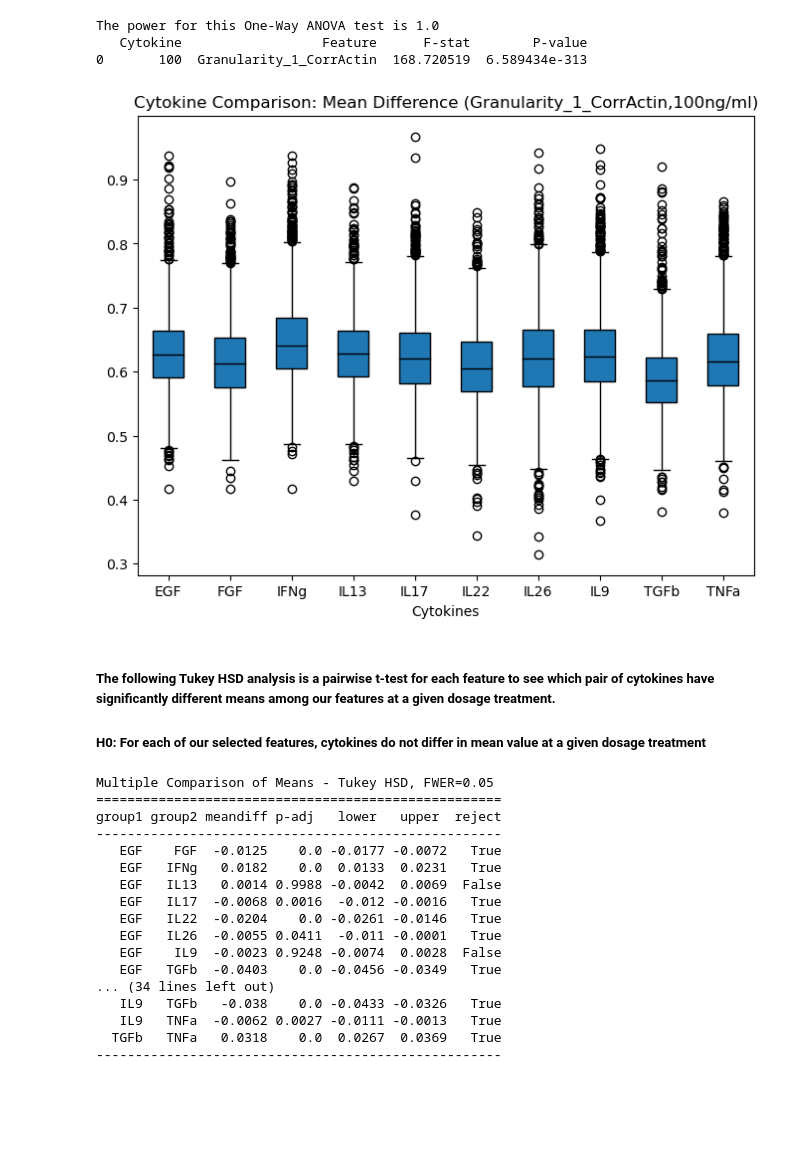
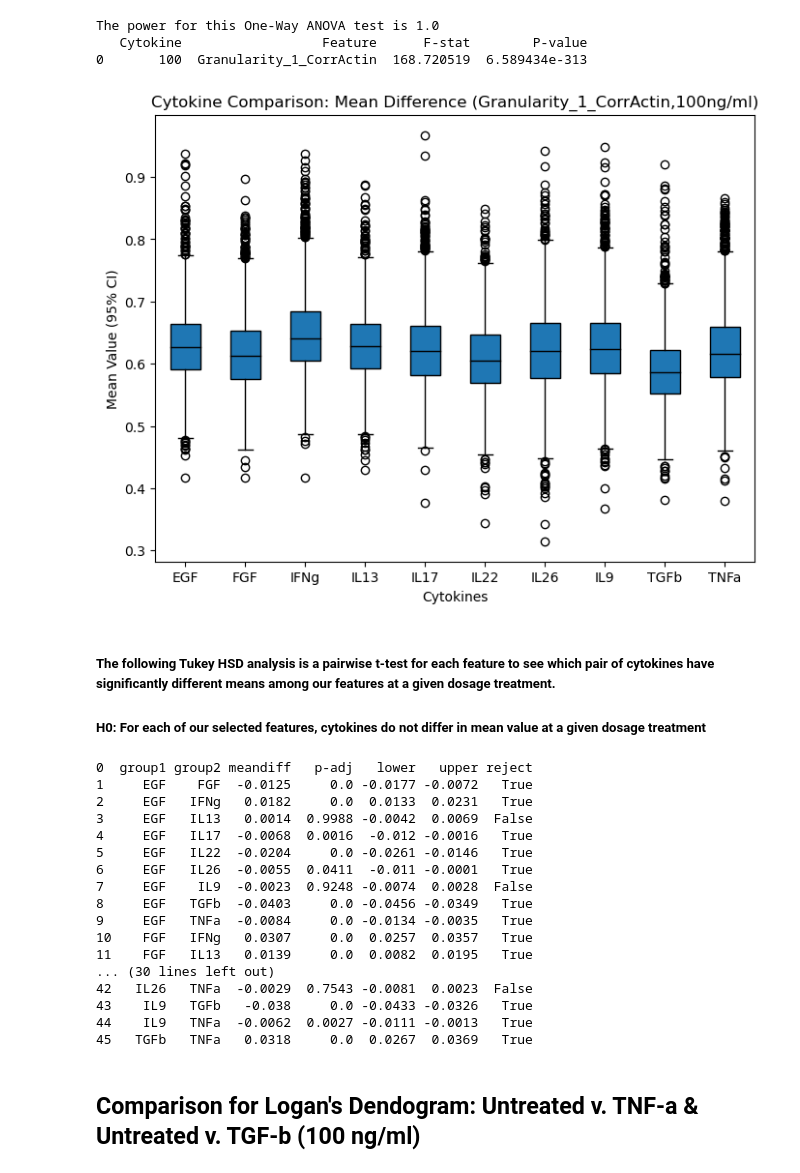
Before and after one commit to hww1999/HTI, a Jupyter notebook: Analysis/stats_eda_MB.ipynb, the cells around one changed output. Cells and saved outputs as stored; diff of their text form; code cells hidden in the pictures; blank space fills up the shorter version.

Commit message:
Adding TNF-a & TGF-b for Logan's Dendogram

```diff
--- a/Analysis/stats_eda_MB.ipynb
+++ b/Analysis/stats_eda_MB.ipynb
@@ -117,15 +121,16 @@ def plot_by_dose(cytokine, feature, df):
                          medianprops={'color': 'black'}
                         )
     # Define colors for each group
-    colors = ['orange', 'purple', '#69b3a2']
+    #colors = ['orange', 'purple', '#69b3a2']
 
     # Assign colors to each box in the boxplot
-    for box, color in zip(boxplot['boxes'], colors):
-        box.set_facecolor(color)
+    #for box, color in zip(boxplot['boxes'], colors):
+        #box.set_facecolor(color)
 
     # Add a title and axis label
     ax.set_title('Dose Comparison: Mean Difference (' + cytokine + ' , ' + feature + ')')
     ax.set_xlabel('Doses')
+    ax.set_ylabel('Mean Value (95% CI)')
 
 results = plot_by_dose(cytokine, feature, cytokine_df)
 # %% [output]
@@ -385,30 +401,31 @@ The power for this One-Way ANOVA test is 1.0
 # %%
 def plot_by_dose(df, feature, dose):
     cytokine_dose = df[(df['Metadata_Metadata_Dose'] == dose)]
     cytokine_dose = cytokine_dose[['Metadata_Metadata_Cytokine', feature]]
     grouped = cytokine_dose.groupby('Metadata_Metadata_Cytokine')[feature]
 
     fig,ax = plt.subplots(figsize=(8,6))
 
     boxplot = ax.boxplot(x=[group.values for name, group in grouped],
                          labels=grouped.groups.keys(),
                          patch_artist=True,
                          medianprops={'color': 'black'}
                         )
     # Define colors for each group
     #colors = ['orange', 'purple', '#69b3a2']
 
     # Assign colors to each box in the boxplot
     #for box, color in zip(boxplot['boxes'], colors):
         #box.set_facecolor(color)
 
     # Add a title and axis label
     ax.set_title('Cytokine Comparison: Mean Difference (' + feature + ',' + str(dose) + 'ng/ml)')
     ax.set_xlabel('Cytokines')
+    ax.set_ylabel('Mean Value (95% CI)')
 
 results = plot_by_dose(cytokine_df, feature, dose)
 # %% [output]
-[figure, old version]
+[figure, new version]
 # %% [markdown]
 ##### The following Tukey HSD analysis is a pairwise t-test for each feature to see which pair of cytokines have significantly different means among our features at a given dosage treatment.
 
@@ -426,25 +443,33 @@ def cytokine_Tukey_HSD(df, feature, dose):
                           groups=cytokines['Metadata_Metadata_Cytokine'],
                           alpha=0.05)
 
-    return res
+    rs = res.summary()
+    rs = pd.DataFrame.from_records(rs.data) # change from rs = pd.DataFrame(rs)
+    new_header = rs.iloc[0] #grab the first row for the header
+    rs = rs[1:] #take the data less the header row
+    rs.columns = new_header #set the header row as the df header
+
+    return rs
 
 result = cytokine_Tukey_HSD(cytokine_df, feature, dose)
 print(result)
 # %% [output]
-Multiple Comparison of Means - Tukey HSD, FWER=0.05
-====================================================
-group1 group2 meandiff p-adj   lower   upper  reject
-----------------------------------------------------
-   EGF    FGF  -0.0125    0.0 -0.0177 -0.0072   True
-   EGF   IFNg   0.0182    0.0  0.0133  0.0231   True
-   EGF   IL13   0.0014 0.9988 -0.0042  0.0069  False
-   EGF   IL17  -0.0068 0.0016  -0.012 -0.0016   True
-   EGF   IL22  -0.0204    0.0 -0.0261 -0.0146   True
-   EGF   IL26  -0.0055 0.0411  -0.011 -0.0001   True
-   EGF    IL9  -0.0023 0.9248 -0.0074  0.0028  False
-   EGF   TGFb  -0.0403    0.0 -0.0456 -0.0349   True
-... (34 lines left out)
-   IL9   TGFb   -0.038    0.0 -0.0433 -0.0326   True
-   IL9   TNFa  -0.0062 0.0027 -0.0111 -0.0013   True
-  TGFb   TNFa   0.0318    0.0  0.0267  0.0369   True
-----------------------------------------------------
+0  group1 group2 meandiff   p-adj   lower   upper reject
+1     EGF    FGF  -0.0125     0.0 -0.0177 -0.0072   True
+2     EGF   IFNg   0.0182     0.0  0.0133  0.0231   True
+3     EGF   IL13   0.0014  0.9988 -0.0042  0.0069  False
+4     EGF   IL17  -0.0068  0.0016  -0.012 -0.0016   True
+5     EGF   IL22  -0.0204     0.0 -0.0261 -0.0146   True
+6     EGF   IL26  -0.0055  0.0411  -0.011 -0.0001   True
+7     EGF    IL9  -0.0023  0.9248 -0.0074  0.0028  False
+8     EGF   TGFb  -0.0403     0.0 -0.0456 -0.0349   True
+9     EGF   TNFa  -0.0084     0.0 -0.0134 -0.0035   True
+10    FGF   IFNg   0.0307     0.0  0.0257  0.0357   True
+11    FGF   IL13   0.0139     0.0  0.0082  0.0195   True
+... (30 lines left out)
+42   IL26   TNFa  -0.0029  0.7543 -0.0081  0.0023  False
+43    IL9   TGFb   -0.038     0.0 -0.0433 -0.0326   True
+44    IL9   TNFa  -0.0062  0.0027 -0.0111 -0.0013   True
+45   TGFb   TNFa   0.0318     0.0  0.0267  0.0369   True
+# %% [markdown]
+## Comparison for Logan's Dendogram: Untreated v. TNF-a & Untreated v. TGF-b (100 ng/ml)
```
Also changed, not shown: parts of 10 cells of this notebook.
